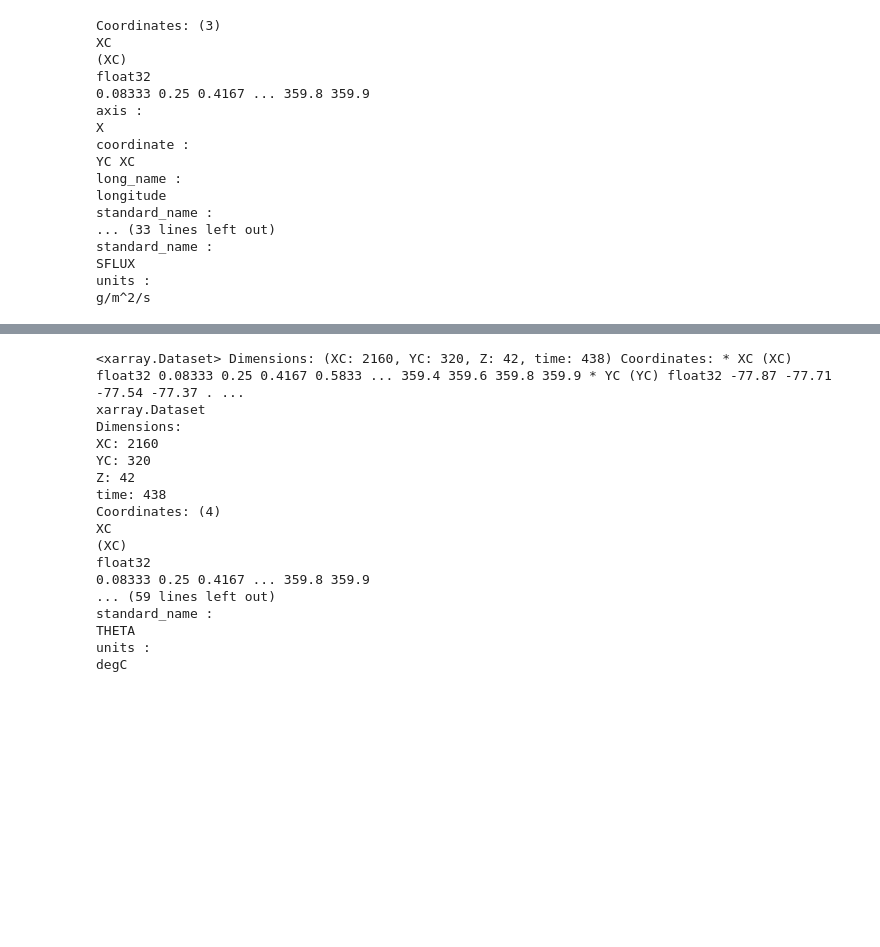
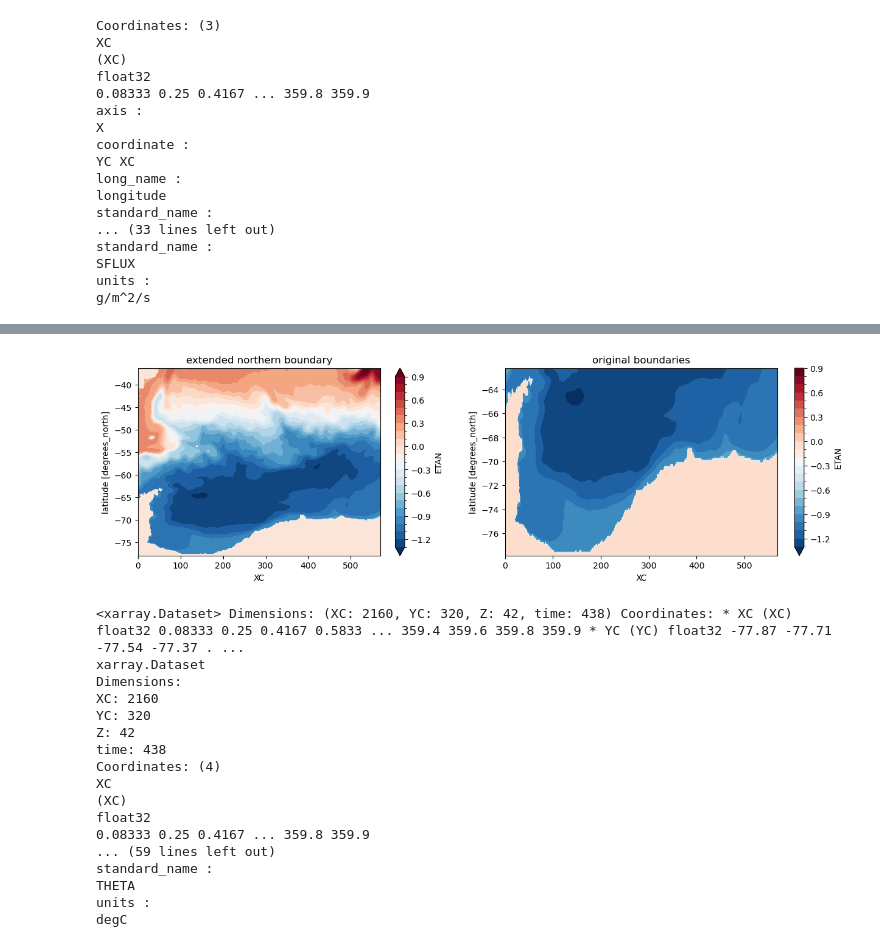
Before and after one commit to ocean-transport/WMT-project, a Jupyter notebook: SOSE-budgets/zarr-SOSE-datasets-cleaned.ipynb, the cells around one changed output, grey strips where cells are left out. Drawn from its saved outputs; the diff is of its cells as text; code cells hidden in the pictures; blank space fills up the shorter version.

```diff
--- a/SOSE-budgets/zarr-SOSE-datasets-cleaned.ipynb
+++ b/SOSE-budgets/zarr-SOSE-datasets-cleaned.ipynb
@@ -118,3 +152,12 @@ g/m^2/s
+# %%
+fig, (ax0,ax1) = plt.subplots(1,2, figsize=(15,4), gridspec_kw={'width_ratios': [2.4,2.7]})
+dsr.ETAN.roll(XC=700).isel(**lat_range, **lon_range).drop('XC').mean('time').plot.contourf(levels=np.arange(-1.3,1,0.1), ax=ax0)
+dsr.ETAN.roll(XC=700).isel(**lat_range_old, **lon_range).drop('XC').mean('time').plot.contourf(levels=np.arange(-1.3,1,0.1), ax=ax1)
+
+ax0.set_title('extended northern boundary')
+ax1.set_title('original boundaries');
+# %% [output]
+[figure, added]
 # %%
 ds_tns = xr.merge([dsr.THETA, dsr.SALT])
 ds_tns
```
Also changed, not shown: parts of 8 cells of this notebook.
